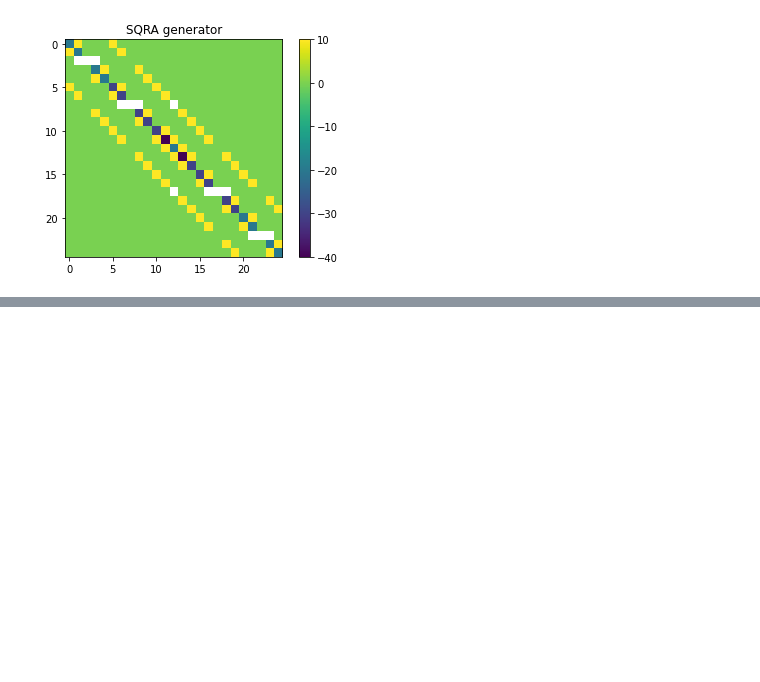
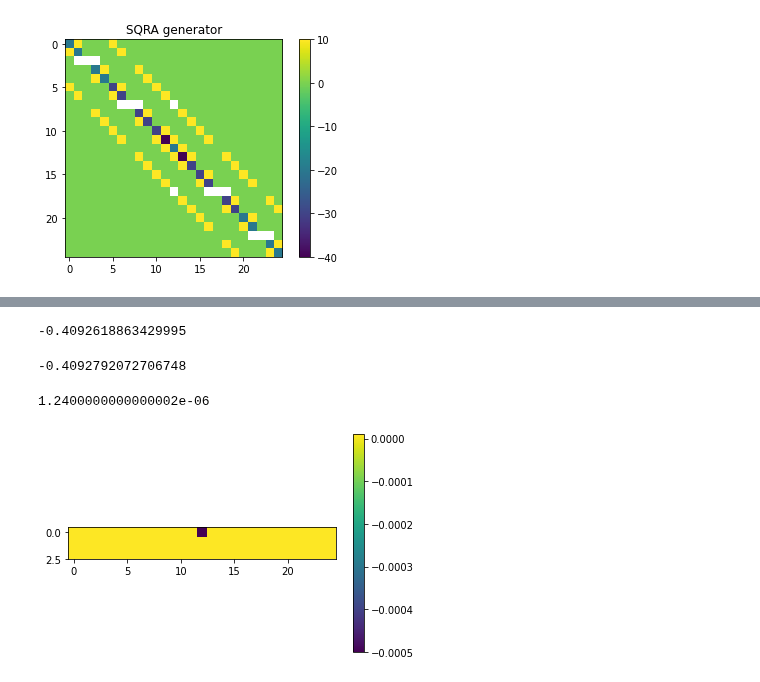
Before and after one commit to axsk/augmented-jump-chain, a Jupyter notebook: study_flat.ipynb, the cells around one changed output, grey strips where cells are left out. Drawn from its saved outputs; the diff is of its cells as text; code cells hidden in the pictures; blank space fills up the shorter version.

```diff
--- a/study_flat.ipynb
+++ b/study_flat.ipynb
@@ -147,3 +151,19 @@ o_h.plot()
+# %%
+o_h.objective(np.zeros_like(o_h.x))
+# %% [output]
+-0.4092618863429995
+# %%
+o_h.objective(o_h.x)
+# %% [output]
+-0.4092792072706748
+# %%
+o_h.penaltyfunction(o_h.x)
+# %% [output]
+1.2400000000000002e-06
+# %%
+o_h.plot_perturbation()
+# %% [output]
+[figure, added]
 # %%
 plt.imshow(np.vstack([x for x in o_h.x.reshape(3,5,5) + 0 * o_h.sqra.u.reshape(5,5)]))
 plt.colorbar()
```
Also changed, not shown: parts of 45 cells of this notebook, 3 other files.
